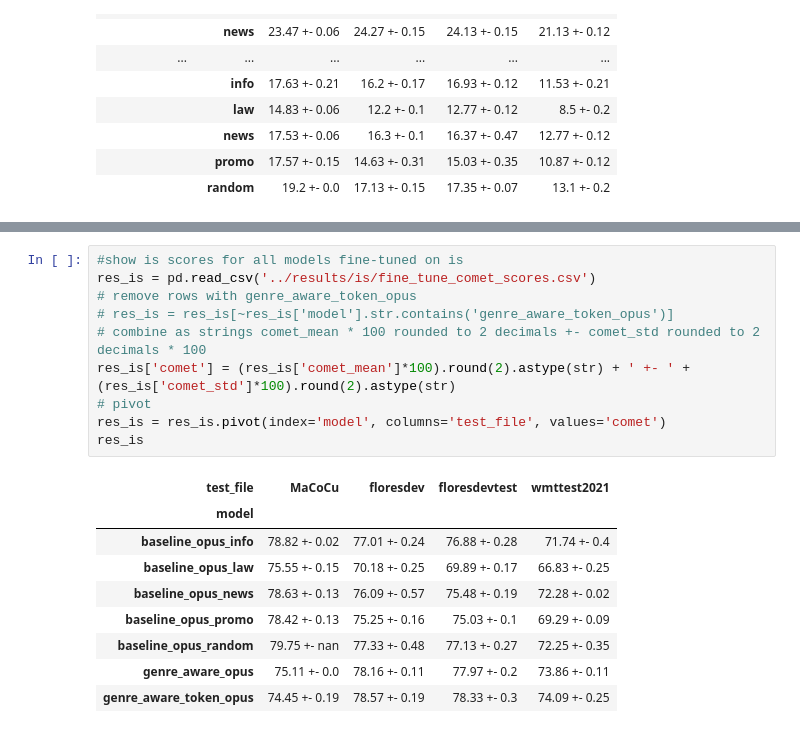
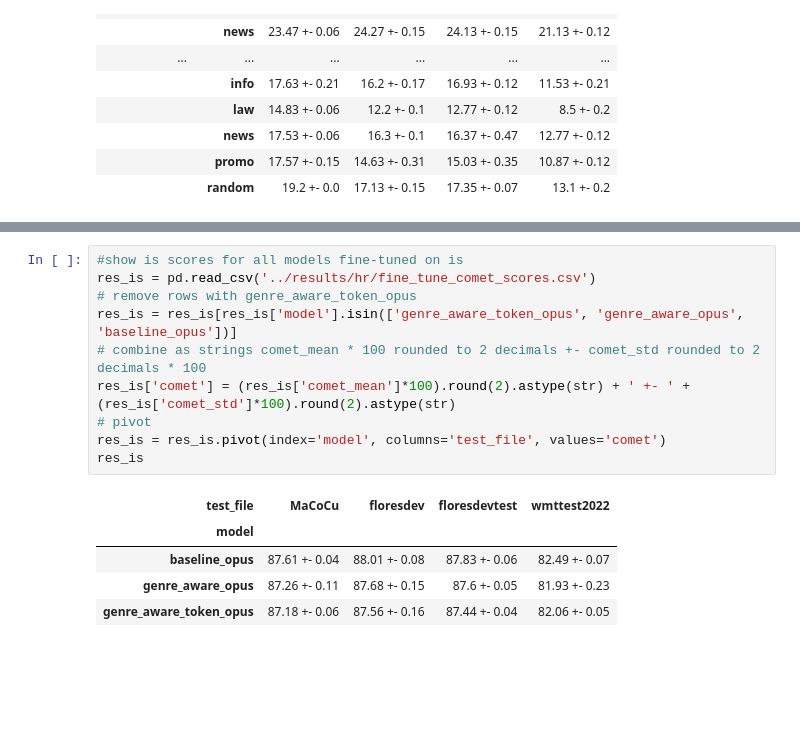
Before and after one commit to Malina03/Genre-enabled-NMT, a Jupyter notebook: analysis_notebooks/results.ipynb, the cells around one changed output, grey strips where cells are left out. Cells and saved outputs as stored; diff of their text form; blank space fills up the shorter version.

```diff
--- a/analysis_notebooks/results.ipynb
+++ b/analysis_notebooks/results.ipynb
@@ -239,24 +249,20 @@ opus
 | wmttest2021 | NaN | 59.94 | NaN | NaN | 69.88 | 66.52 | NaN | ... |
 # %%
 #show is scores for all models fine-tuned on is
-res_is = pd.read_csv('../results/is/fine_tune_comet_scores.csv')
+res_is = pd.read_csv('../results/hr/fine_tune_comet_scores.csv')
 # remove rows with genre_aware_token_opus
-# res_is = res_is[~res_is['model'].str.contains('genre_aware_token_opus')]
+res_is = res_is[res_is['model'].isin(['genre_aware_token_opus', 'genre_aware_opus', 'baseline_opus'])]
 # combine as strings comet_mean * 100 rounded to 2 decimals +- comet_std rounded to 2 decimals * 100
 res_is['comet'] = (res_is['comet_mean']*100).round(2).astype(str) + ' +- ' + (res_is['comet_std']*100).round(2).astype(str)
 # pivot
 res_is = res_is.pivot(index='model', columns='test_file', values='comet')
 res_is
 # %% [output]
-| test_file | MaCoCu | floresdev | floresdevtest | wmttest2021 |
+| test_file | MaCoCu | floresdev | floresdevtest | wmttest2022 |
 | model |  |  |  |  |
-| baseline_opus_info | 78.82 +- 0.02 | 77.01 +- 0.24 | 76.88 +- 0.28 | 71.74 +- 0.4 |
-| baseline_opus_law | 75.55 +- 0.15 | 70.18 +- 0.25 | 69.89 +- 0.17 | 66.83 +- 0.25 |
-| baseline_opus_news | 78.63 +- 0.13 | 76.09 +- 0.57 | 75.48 +- 0.19 | 72.28 +- 0.02 |
-| baseline_opus_promo | 78.42 +- 0.13 | 75.25 +- 0.16 | 75.03 +- 0.1 | 69.29 +- 0.09 |
-| baseline_opus_random | 79.75 +- nan | 77.33 +- 0.48 | 77.13 +- 0.27 | 72.25 +- 0.35 |
-| genre_aware_opus | 75.11 +- 0.0 | 78.16 +- 0.11 | 77.97 +- 0.2 | 73.86 +- 0.11 |
-| genre_aware_token_opus | 74.45 +- 0.19 | 78.57 +- 0.19 | 78.33 +- 0.3 | 74.09 +- 0.25 |
+| baseline_opus | 87.61 +- 0.04 | 88.01 +- 0.08 | 87.83 +- 0.06 | 82.49 +- 0.07 |
+| genre_aware_opus | 87.26 +- 0.11 | 87.68 +- 0.15 | 87.6 +- 0.05 | 81.93 +- 0.23 |
+| genre_aware_token_opus | 87.18 +- 0.06 | 87.56 +- 0.16 | 87.44 +- 0.04 | 82.06 +- 0.05 |
 # %%
 opus = pd.read_csv('../results/hr/opus_comet_scores_per_genre.csv')
 opus
```
Also changed, not shown: parts of 61 cells of this notebook, 2 other files.
